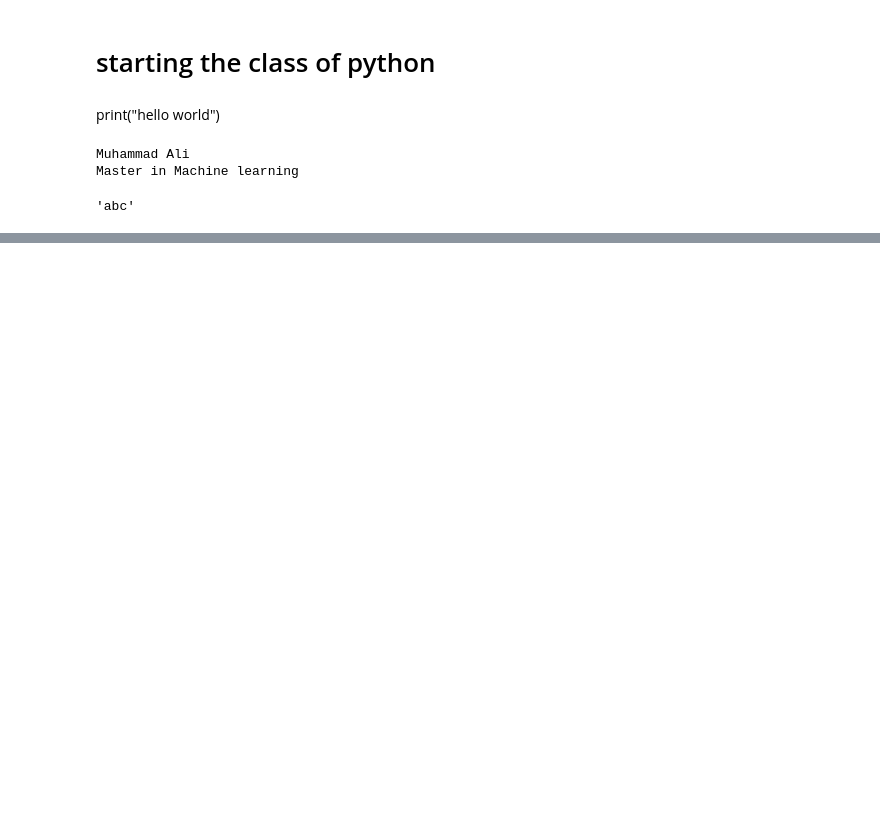
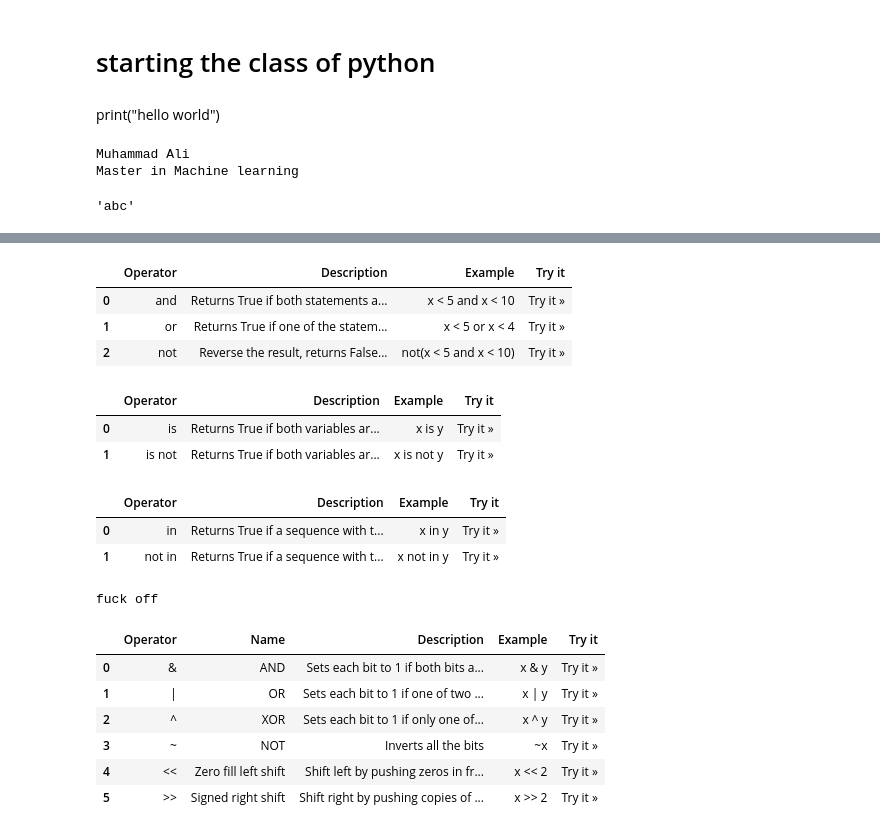
Before and after one commit to yasir23/PYTHON-PRO, a Jupyter notebook: PYTHON/CLASS.ipynb, the cells around one changed output, grey strips where cells are left out. Saved outputs shown, nothing was run; the diff lists cells and outputs as text; code cells hidden in the pictures; blank space fills up the shorter version.

```diff
--- a/PYTHON/CLASS.ipynb
+++ b/PYTHON/CLASS.ipynb
@@ -45,0 +154,37 @@ EDUCATION :             Master in Machine learning
+# %%
+table[3]
+# %% [output]
+|  | Operator | Description | Example | Try it |
+| 0 | and | Returns True if both statements a... | x < 5 and x < 10 | Try it » |
+| 1 | or | Returns True if one of the statem... | x < 5 or x < 4 | Try it » |
+| 2 | not | Reverse the result, returns False... | not(x < 5 and x < 10) | Try it » |
+# %%
+table[4]
+# %% [output]
+|  | Operator | Description | Example | Try it |
+| 0 | is | Returns True if both variables ar... | x is y | Try it » |
+| 1 | is not | Returns True if both variables ar... | x is not y | Try it » |
+# %%
+table[5]
+# %% [output]
+|  | Operator | Description | Example | Try it |
+| 0 | in | Returns True if a sequence with t... | x in y | Try it » |
+| 1 | not in | Returns True if a sequence with t... | x not in y | Try it » |
+# %%
+a : str = ['A','B','C']
+b : str = ['A','B','C']
+
+if a in b : {print('I know you')}
+else: {print('fuck off')}
+# %% [output]
+fuck off
+# %%
+table[6]
+# %% [output]
+|  | Operator | Name | Description | Example | Try it |
+| 0 | & | AND | Sets each bit to 1 if both bits a... | x & y | Try it » |
+| 1 | | | OR | Sets each bit to 1 if one of two ... | x | y | Try it » |
+| 2 | ^ | XOR | Sets each bit to 1 if only one of... | x ^ y | Try it » |
+| 3 | ~ | NOT | Inverts all the bits | ~x | Try it » |
+| 4 | << | Zero fill left shift | Shift left by pushing zeros in fr... | x << 2 | Try it » |
+| 5 | >> | Signed right shift | Shift right by pushing copies of ... | x >> 2 | Try it » |
```
Also changed, not shown: parts of 16 cells of this notebook, 6 other files.
